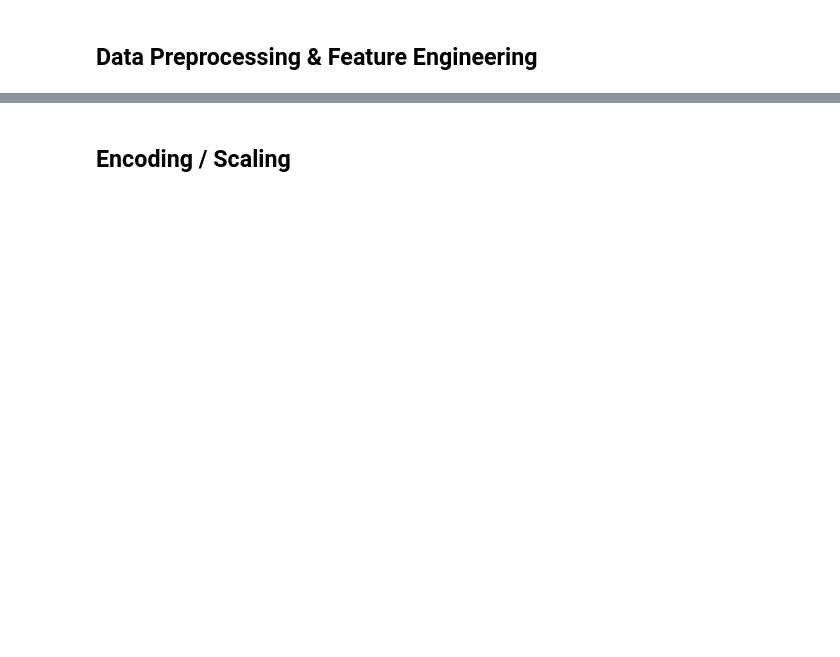
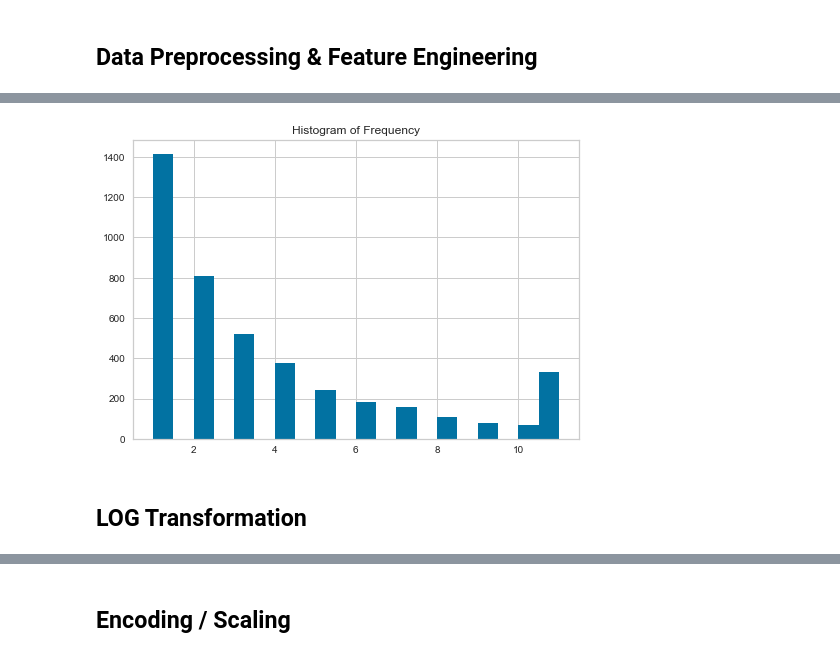
Before and after one commit to edaaydinea/Miuul-Machine-Learning-Summer-Bootcamp, a Jupyter notebook: Module 6/Capstone Project 6 - Customer Segmentation with K-Means/Customer Segmentation with K-Means.ipynb, the cells around one changed output, grey strips where cells are left out. Drawn from its saved outputs; the diff is of its cells as text; code cells hidden in the pictures; blank space fills up the shorter version.

```diff
--- a/Module 6/Capstone Project 6 - Customer Segmentation with K-Means/Customer Segmentation with K-Means.ipynb
+++ b/Module 6/Capstone Project 6 - Customer Segmentation with K-Means/Customer Segmentation with K-Means.ipynb
@@ -99,0 +471,8 @@ df = df_.copy()
+# %%
+histogram(dataframe=rfm,
+          col_name="Frequency",
+          plot=True)
+# %% [output]
+[figure, added]
+# %% [markdown]
+## LOG Transformation
```
Also changed, not shown: parts of 52 cells of this notebook.
